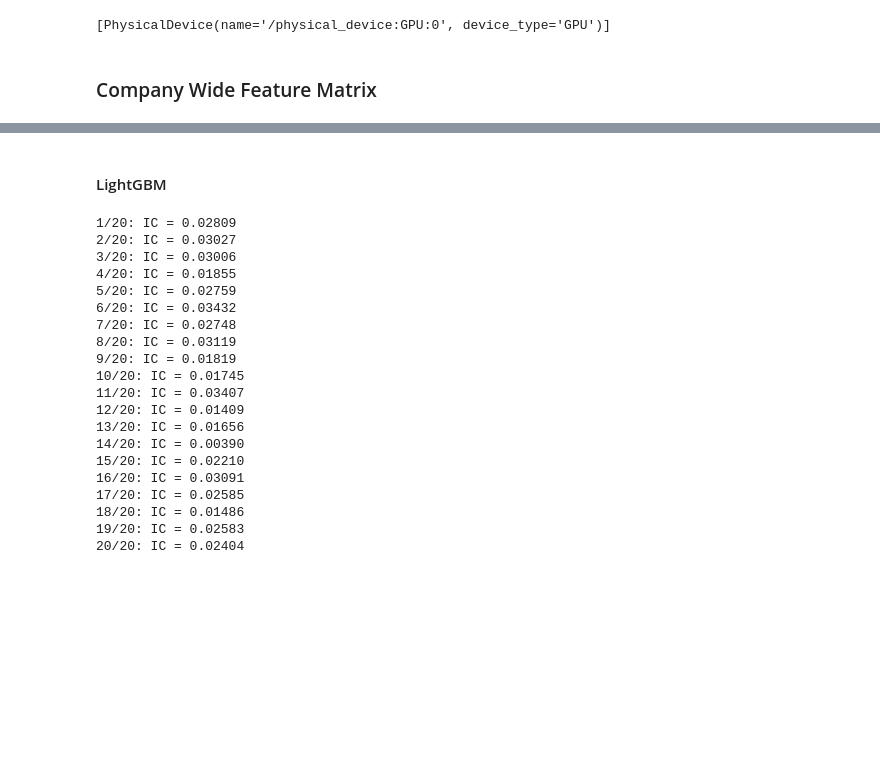
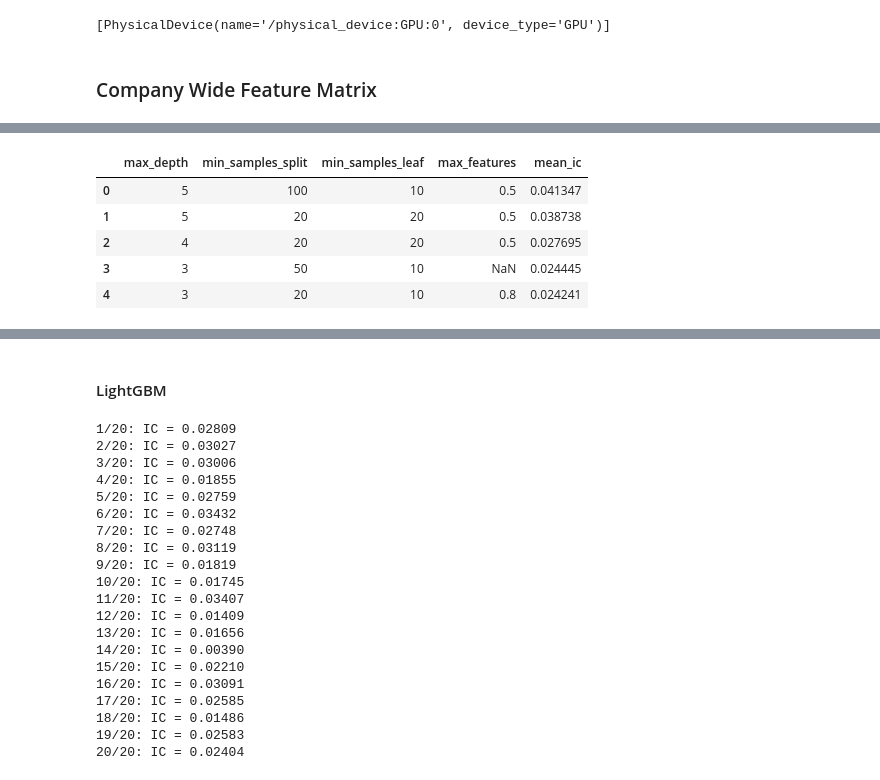
Before and after one commit to hungryfire267/systematic-equities-research, a Jupyter notebook: notebooks/lightgbm_walkforward_research.ipynb, the cells around one changed output, grey strips where cells are left out. Cells and saved outputs as stored; diff of their text form; code cells hidden in the pictures; blank space fills up the shorter version.

```diff
--- a/notebooks/lightgbm_walkforward_research.ipynb
+++ b/notebooks/lightgbm_walkforward_research.ipynb
@@ -71,0 +202,10 @@ import pickle
+# %%
+results_dt_stock_df = pd.read_csv(os.path.join(BASE_DIR, "results/dt_model/random_search_stock.csv"))
+results_dt_stock_df.head()
+# %% [output]
+|  | max_depth | min_samples_split | min_samples_leaf | max_features | mean_ic |
+| 0 | 5 | 100 | 10 | 0.5 | 0.041347 |
+| 1 | 5 | 20 | 20 | 0.5 | 0.038738 |
+| 2 | 4 | 20 | 20 | 0.5 | 0.027695 |
+| 3 | 3 | 50 | 10 | NaN | 0.024445 |
+| 4 | 3 | 20 | 10 | 0.8 | 0.024241 |
```
Also changed, not shown: parts of 35 cells of this notebook, 25 other files.
